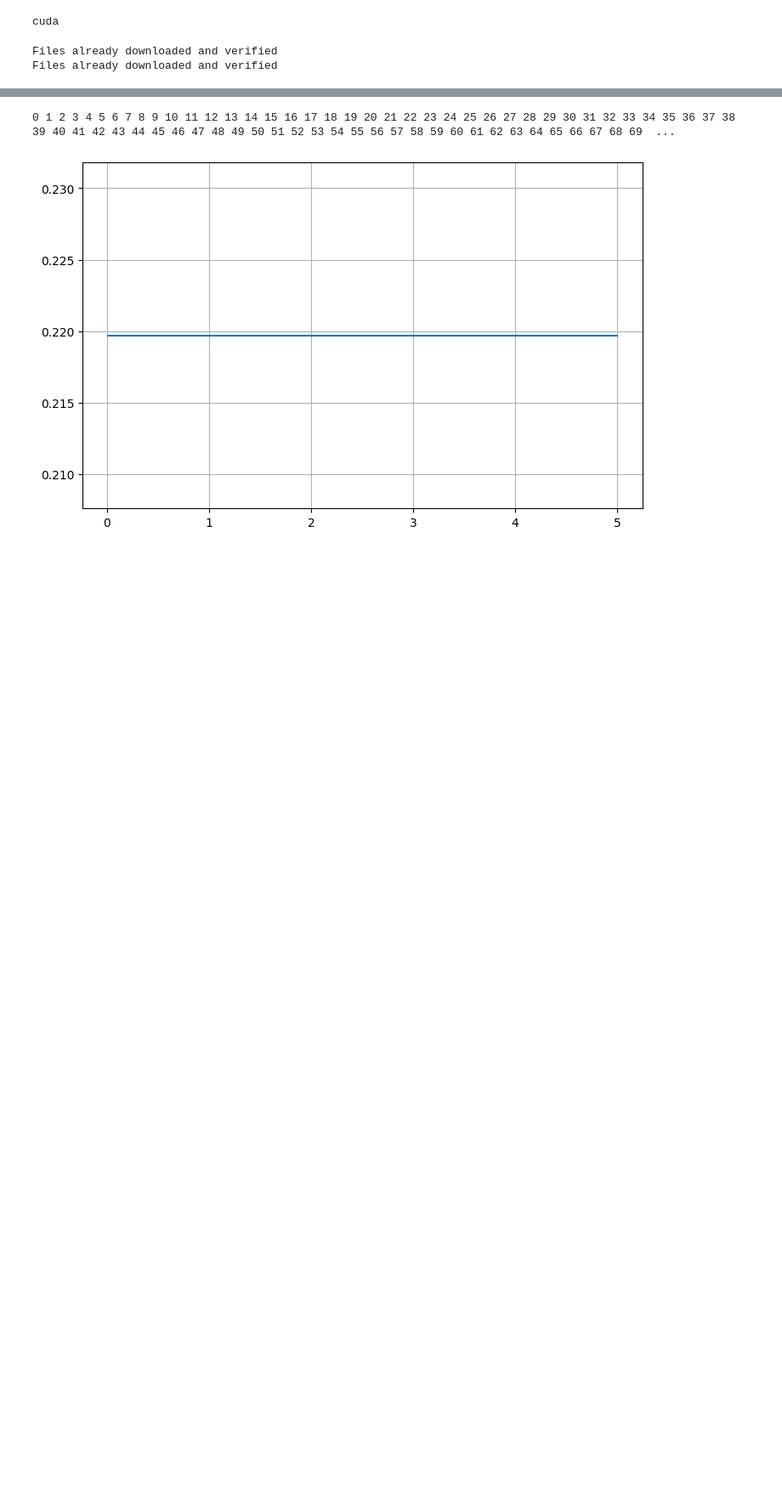
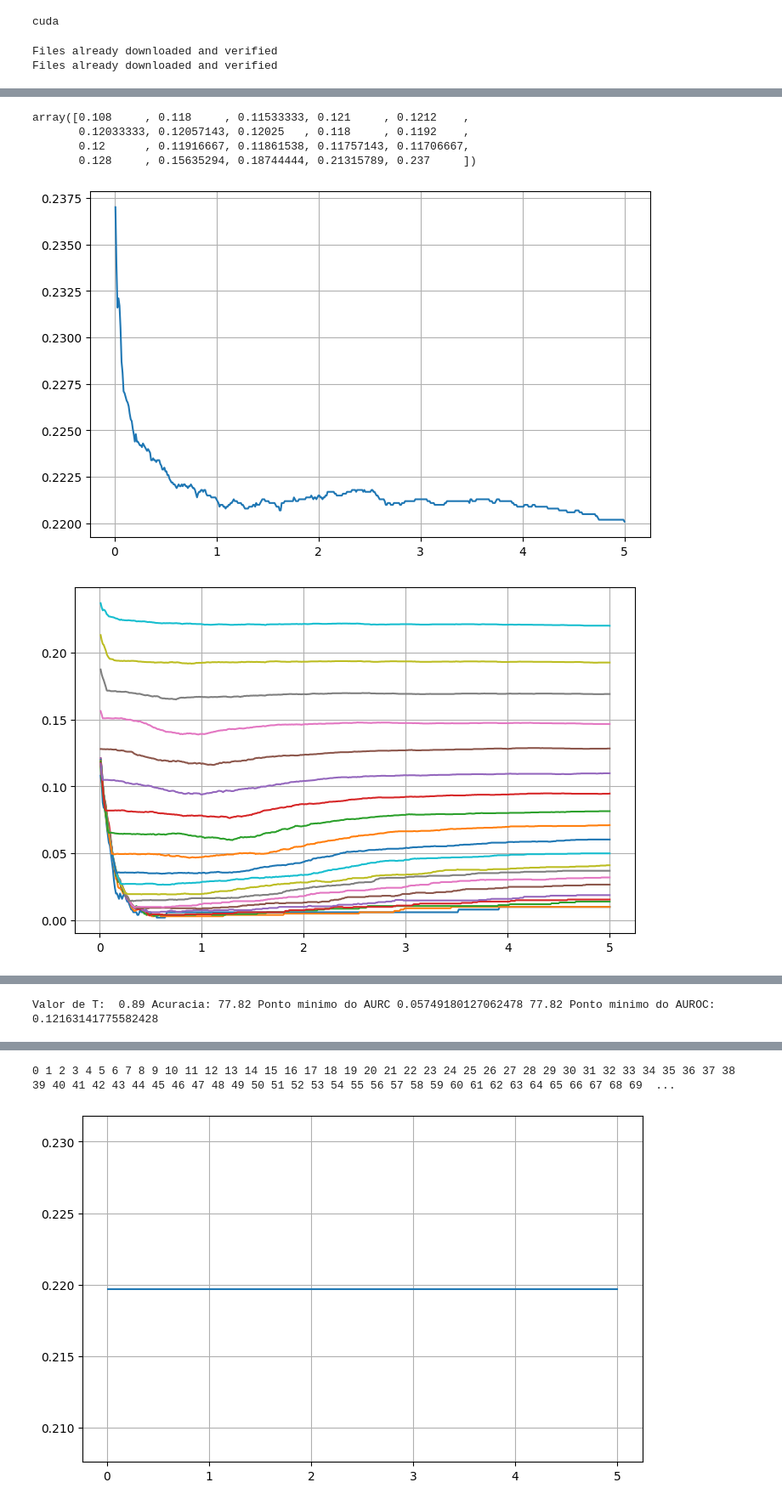
Before and after one commit to LuigipDoria/Estimacao_de_Incerteza, a Jupyter notebook: Temperatura_incerteza.ipynb, the cells around one changed output, grey strips where cells are left out. Shown at 85% size. Drawn from its saved outputs; the diff is of its cells as text; code cells hidden in the pictures; blank space fills up the shorter version.

```diff
--- a/Temperatura_incerteza.ipynb
+++ b/Temperatura_incerteza.ipynb
@@ -43,0 +138,30 @@ Files already downloaded and verified
+# %%
+covarege_list[0]
+# %% [output]
+array([0.108     , 0.118     , 0.11533333, 0.121     , 0.1212    ,
+       0.12033333, 0.12057143, 0.12025   , 0.118     , 0.1192    ,
+       0.12      , 0.11916667, 0.11861538, 0.11757143, 0.11706667,
+       0.128     , 0.15635294, 0.18744444, 0.21315789, 0.237     ])
+# %%
+T = np.arange(0.01,5.01,0.01)
+
+g1 = plot_graph(T,correct_list)
+
+g2 = plot_graph(T,covarege_list)
+
+g3 = plot_graph(T,auc_list)
+
+g4 = plot_graph(T,auroc_list)
+
+#g2.savefig("./Graficos/Temperatura/Cifar100/Normal/AUC_Ensemble.jpeg")
+#g1.savefig("./Graficos/Temperatura/Cifar100/Normal/acuracia_Ensemble.jpeg")
+
+plt.show()
+
+t = T[auc_list.index(min(auc_list))]
+acuracia = (1-correct_list[auc_list.index(min(auc_list))])*100
+auroc2 = auroc_list_Tdif[auc_list_Tdif.index(min(auc_list_Tdif))]
+print("Valor de T: ", t, "Acuracia:", acuracia, "Ponto minimo do AURC", min(auc_list), acuracia, "Ponto minimo do AUROC:", auroc2)
+# %% [output]
+[figure, added]
+[figure, added]
@@ -43,0 +170 @@ Files already downloaded and verified
+Valor de T:  0.89 Acuracia: 77.82 Ponto minimo do AURC 0.05749180127062478 77.82 Ponto minimo do AUROC: 0.12163141775582428
```
Also changed, not shown: parts of 9 cells of this notebook, 2 other files.
